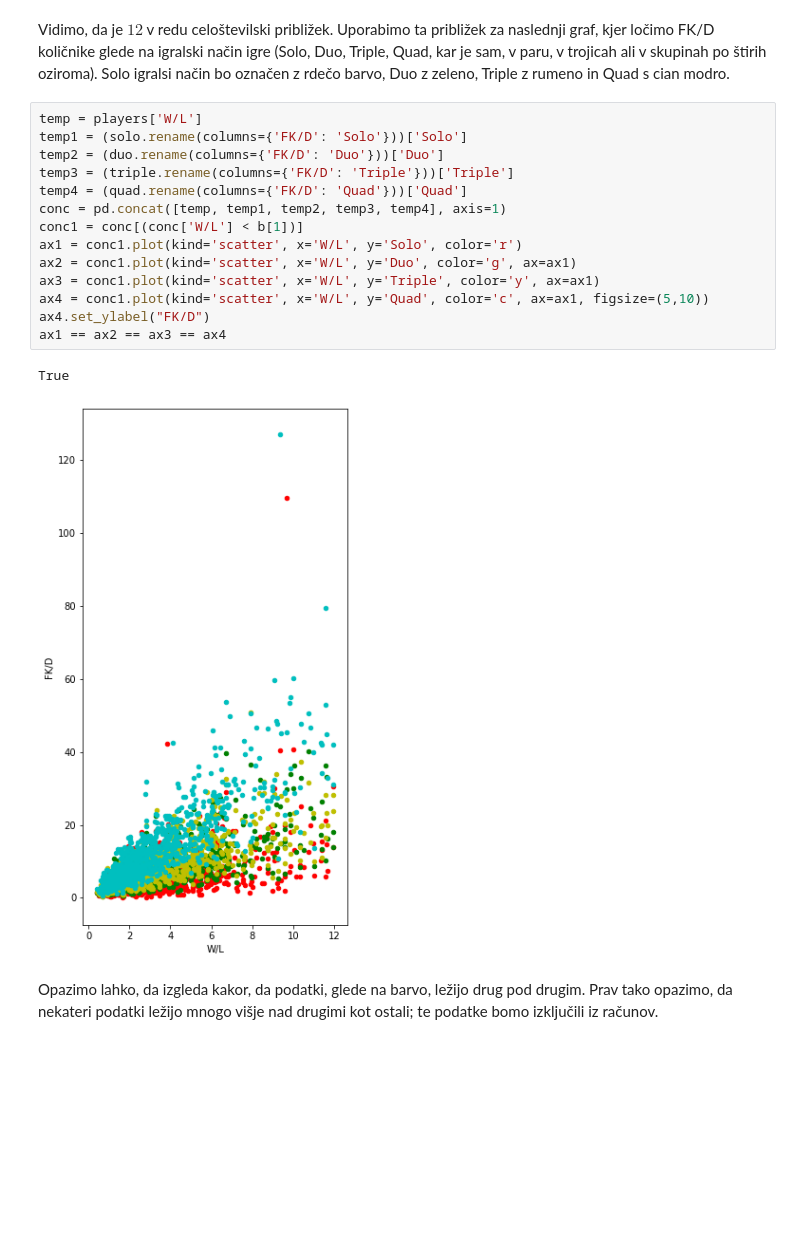
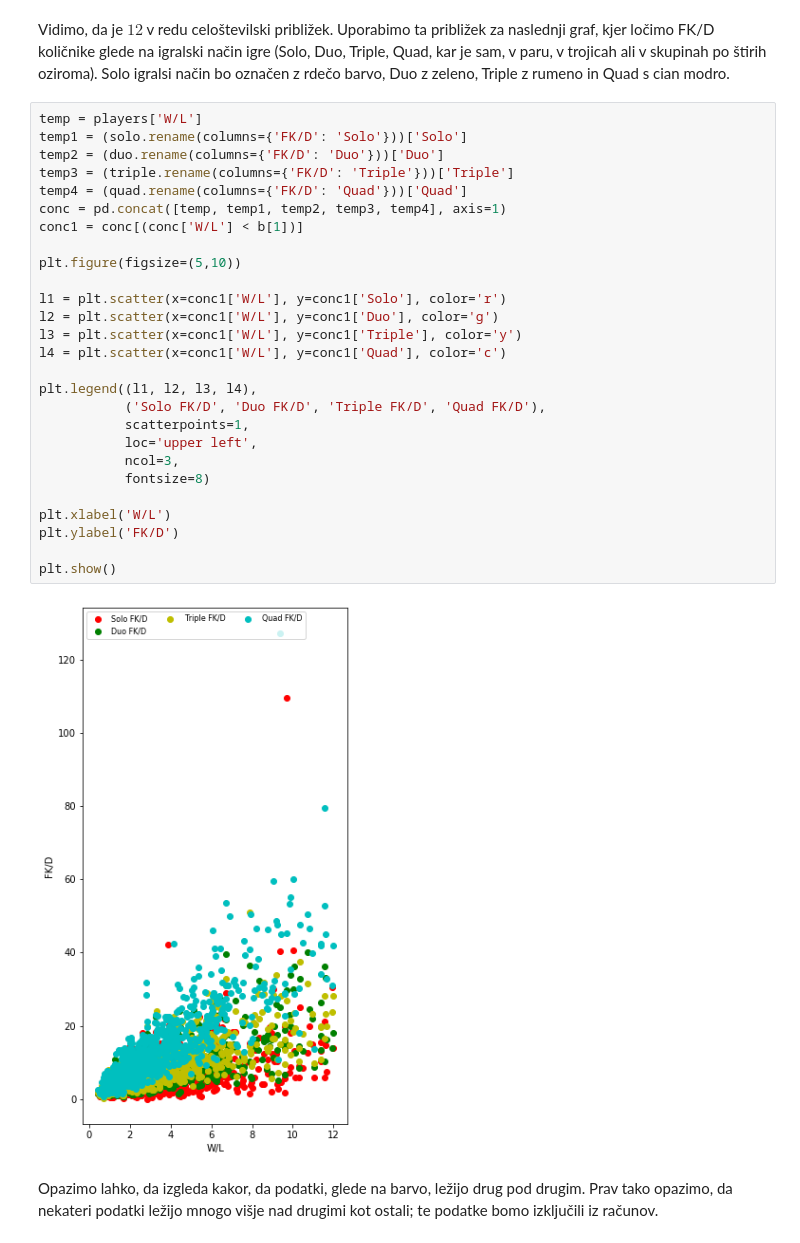
Before and after one commit to grlj/Projektna-naloga-pri-programiranju-1, a Jupyter notebook: analiza.ipynb, the cells around one changed output. Cells and saved outputs as stored; diff of their text form; blank space fills up the shorter version.

```diff
--- a/analiza.ipynb
+++ b/analiza.ipynb
@@ -66,20 +67,32 @@ Vidimo, da je $12$ v redu celoštevilski približek. Uporabimo ta približek za
 # %%
 temp = players['W/L']
 temp1 = (solo.rename(columns={'FK/D': 'Solo'}))['Solo']
 temp2 = (duo.rename(columns={'FK/D': 'Duo'}))['Duo']
 temp3 = (triple.rename(columns={'FK/D': 'Triple'}))['Triple']
 temp4 = (quad.rename(columns={'FK/D': 'Quad'}))['Quad']
 conc = pd.concat([temp, temp1, temp2, temp3, temp4], axis=1)
 conc1 = conc[(conc['W/L'] < b[1])]
-ax1 = conc1.plot(kind='scatter', x='W/L', y='Solo', color='r')
-ax2 = conc1.plot(kind='scatter', x='W/L', y='Duo', color='g', ax=ax1)
-ax3 = conc1.plot(kind='scatter', x='W/L', y='Triple', color='y', ax=ax1)
-ax4 = conc1.plot(kind='scatter', x='W/L', y='Quad', color='c', ax=ax1, figsize=(5,10))
-ax4.set_ylabel("FK/D")
-ax1 == ax2 == ax3 == ax4
+
+plt.figure(figsize=(5,10))
+
+l1 = plt.scatter(x=conc1['W/L'], y=conc1['Solo'], color='r')
+l2 = plt.scatter(x=conc1['W/L'], y=conc1['Duo'], color='g')
+l3 = plt.scatter(x=conc1['W/L'], y=conc1['Triple'], color='y')
+l4 = plt.scatter(x=conc1['W/L'], y=conc1['Quad'], color='c')
+
+plt.legend((l1, l2, l3, l4),
+           ('Solo FK/D', 'Duo FK/D', 'Triple FK/D', 'Quad FK/D'),
+           scatterpoints=1,
+           loc='upper left',
+           ncol=3,
+           fontsize=8)
+
+plt.xlabel('W/L')
+plt.ylabel('FK/D')
+
+plt.show()
 # %% [output]
-True
-[figure, old version]
+[figure, new version]
 # %% [markdown]
 Opazimo lahko, da izgleda kakor, da podatki, glede na barvo, ležijo drug pod drugim. Prav tako opazimo, da nekateri podatki ležijo mnogo višje nad drugimi kot ostali; te podatke bomo izključili iz računov.
 # %%
```
Also changed, not shown: parts of 6 cells of this notebook.
